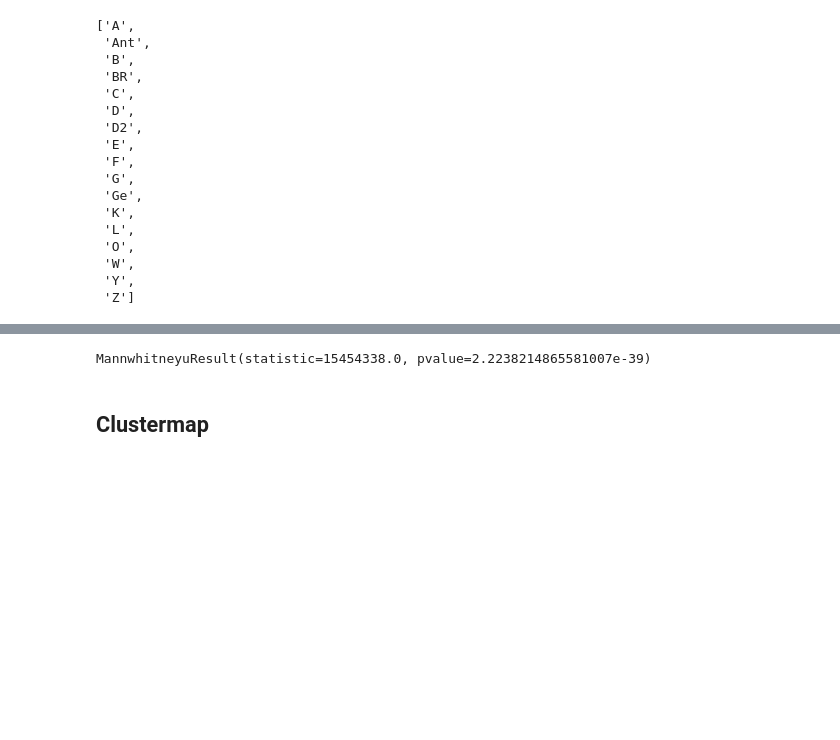
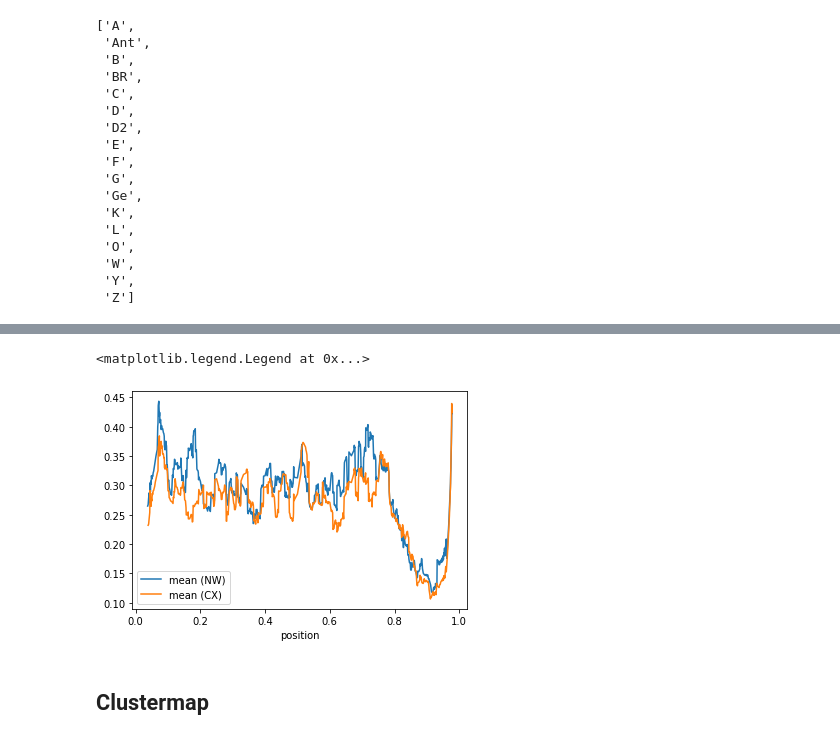
Before and after one commit to SofieMoors/collateconstraints, a Jupyter notebook: src/align.ipynb, the cells around one changed output, grey strips where cells are left out. Cells and saved outputs as stored; diff of their text form; code cells hidden in the pictures; blank space fills up the shorter version.

```diff
--- a/src/align.ipynb
+++ b/src/align.ipynb
@@ -29,7 +49,7 @@ sigles
  'Y',
  'Z']
 # %%
-sigles = 'G', 'Z'
+#sigles = 'A', 'B', 'C', 'D'
 #sigles = 'A','Ant','B', 'BR', 'C','D', 'D2','E', 'F', 'G', 'Ge', 'K', 'L', 'O', 'W', 'Y', 'Z'
 # %%
 from lxml import etree
@@ -199,6 +252,8 @@ d = extract_lines(f'../data/xml_martijn/xml_{sigles[0]}.xml', expan = False, pun
 mss = {}
 
 for sigle in tqdm(sigles):
-    mss[sigle] = extract_lines(f'../data/xml_martijn/xml_{sigle}.xml', expan = False, punct = False, lower = True)
-print(mss)
+    mss[sigle] = extract_lines(f'../data/xml_martijn/xml_{sigle}.xml',
+                               expan = False, punct = False, lower = True,
+                               sep_abbr = True)
+print(mss['A'])
 # %% [output]
@@ -337,10 +385,19 @@ plt.savefig('figure6.png', dpi=300)
+# %%
+nw_rolling_window = nw_mismatches.groupby('position')['mismatch'].mean().rolling(window=20).mean()
+cx_rolling_window = cx_mismatches.groupby('position')['mismatch'].mean().rolling(window=20).mean()
+
+ax = nw_rolling_window.plot(label="mean (NW)")
+cx_rolling_window.plot(label="mean (CX)", ax=ax)
+
+plt.legend()
+# %% [output]
+<matplotlib.legend.Legend at 0x...>
+[figure, added]
 # %%
 #checken of de resultaten statistisch significant zijn en dat is zo!
-mismatches_end = mismatches[mismatches['position'] > .75]
-mismatches_beginning = mismatches[mismatches['position'] <= .75]
-from scipy.stats import mannwhitneyu
-mannwhitneyu(mismatches_end['mismatch'], mismatches_beginning['mismatch'], alternative='less')
+#mismatches_end = mismatches[mismatches['position'] > .75]
+#mismatches_beginning = mismatches[mismatches['position'] <= .75]
+#from scipy.stats import mannwhitneyu
+#mannwhitneyu(mismatches_end['mismatch'], mismatches_beginning['mismatch'], alternative='less')
-# %% [output]
-MannwhitneyuResult(statistic=15454338.0, pvalue=2.2238214865581007e-39)
 # %% [markdown]
 ## Clustermap
```
Also changed, not shown: parts of 31 cells of this notebook.
